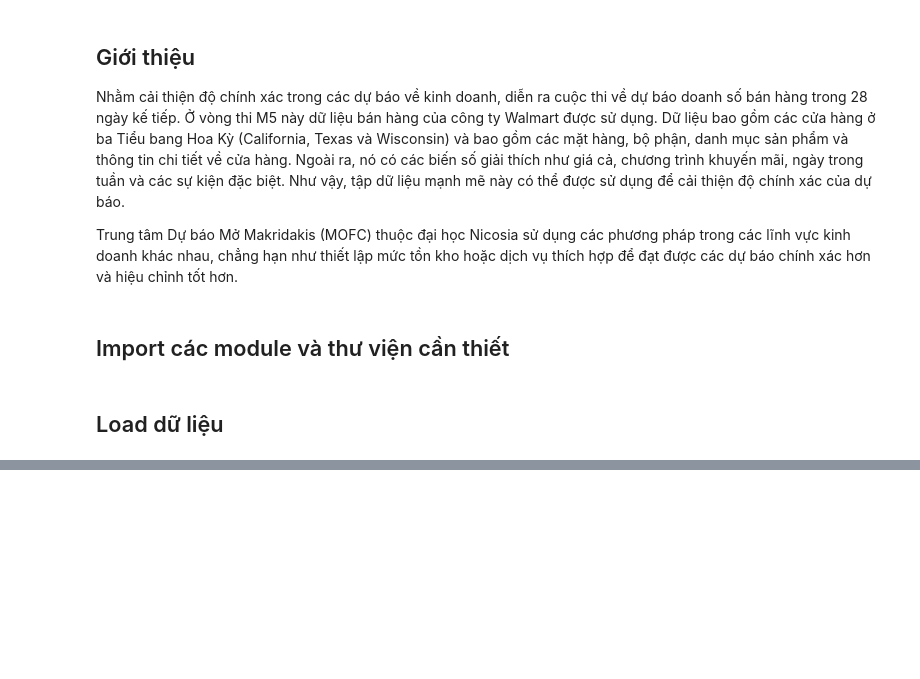
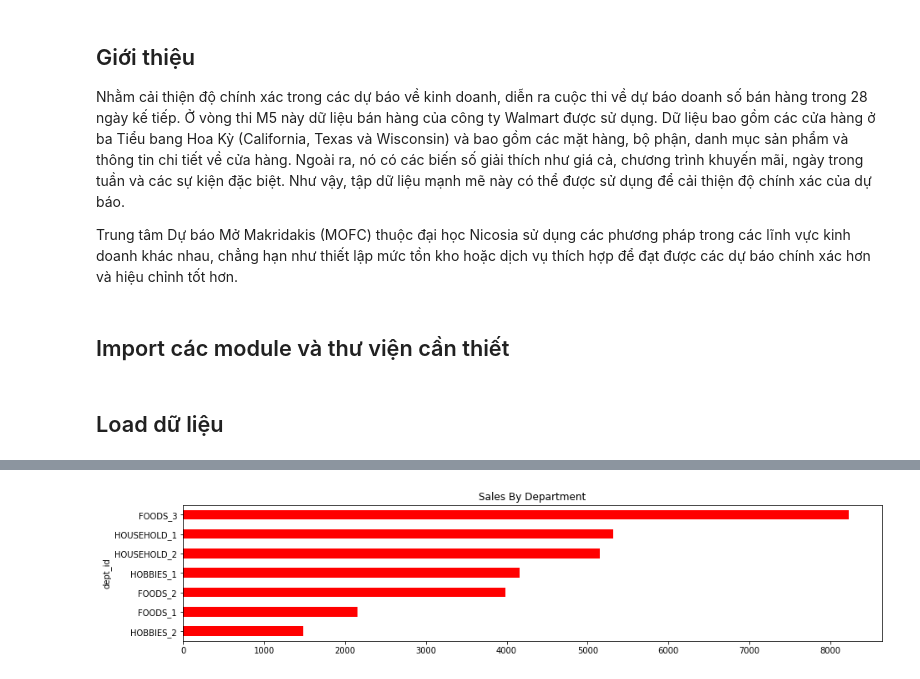
Before and after one commit to ngotancuong/mse.python, a Jupyter notebook: Baitap03.ipynb, the cells around one changed output, grey strips where cells are left out. Saved outputs shown, nothing was run; the diff lists cells and outputs as text; code cells hidden in the pictures; blank space fills up the shorter version.

```diff
--- a/Baitap03.ipynb
+++ b/Baitap03.ipynb
@@ -75,0 +434,6 @@ sell_prices = pd.read_csv('../input/m5-forecasting-accuracy/sell_prices.csv')
+# %%
+#Sales By Department
+df_val.groupby('dept_id').count()['id'].sort_values().plot(kind='barh',figsize=(15,3), title='Sales By Department',color='red')
+plt.show()
+# %% [output]
+[figure, added]
```
Also changed, not shown: parts of 105 cells of this notebook.
